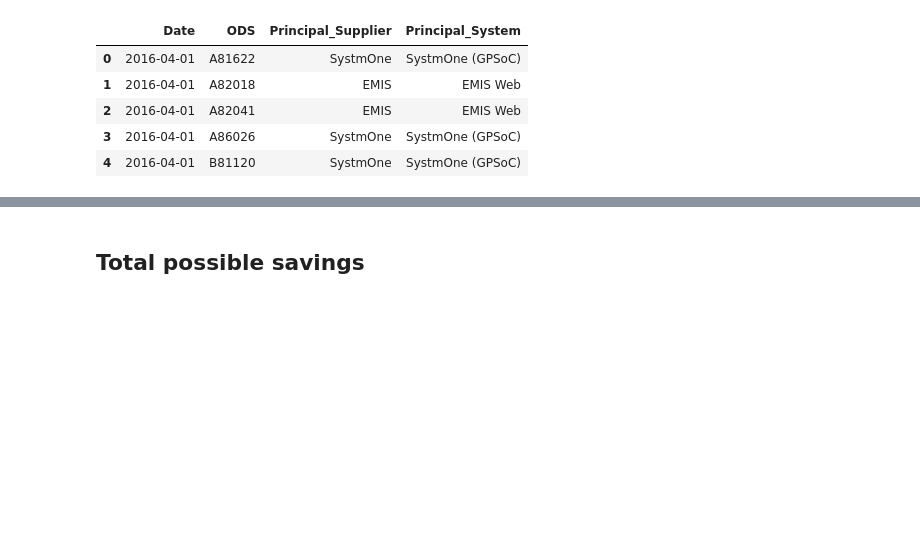
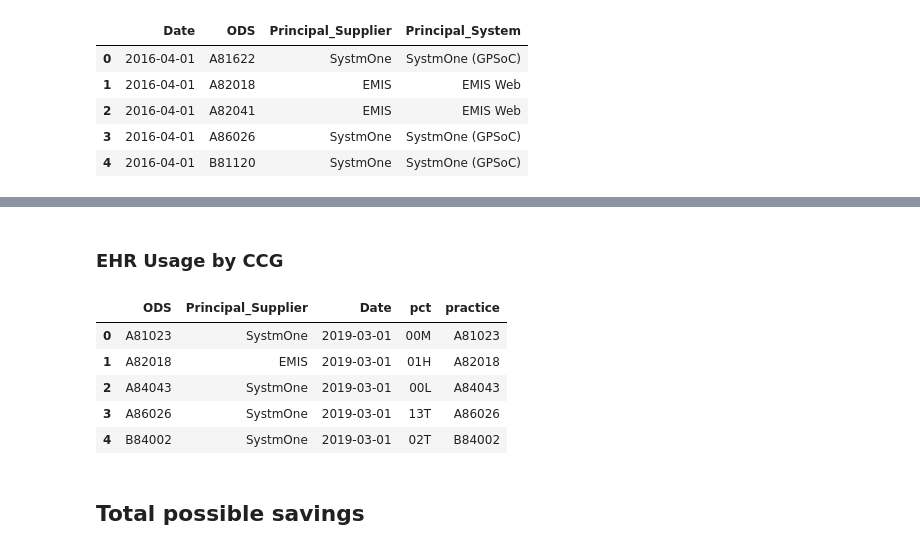
Before and after one commit to ebmdatalab/ghost_branded_generics_paper, a Jupyter notebook: Ghost Branded Generics.ipynb, the cells around one changed output, grey strips where cells are left out. Saved outputs shown, nothing was run; the diff lists cells and outputs as text; code cells hidden in the pictures; blank space fills up the shorter version.

```diff
--- a/Ghost Branded Generics.ipynb
+++ b/Ghost Branded Generics.ipynb
@@ -310,3 +310,15 @@ by_epr.head()
 | 2013-07-01 | -10055.73 | 785.86 | 61007.63 | 2142.51 | 203442934.51 | 5204418.73 | 134816177.08 | 26813963.72 |
 | 2013-08-01 | -3948.33 | 534.06 | 57048.07 | 979.68 | 195651805.43 | 5093040.22 | 130271807.21 | 25866000.03 |
 | 2013-09-01 | 9180.06 | 736.48 | 60155.03 | 885.89 | 190777930.29 | 4851201.65 | 125962964.12 | 25384134.39 |
+# %% [markdown]
+### EHR Usage by CCG
+# %%
+ehr_by_ccg = pd.merge(epr_march19, ghost_df[['pct', 'practice']].drop_duplicates(), left_on='ODS', right_on='practice', how='left')
+ehr_by_ccg.head(5)
+# %% [output]
+|  | ODS | Principal_Supplier | Date | pct | practice |
+| 0 | A81023 | SystmOne | 2019-03-01 | 00M | A81023 |
+| 1 | A82018 | EMIS | 2019-03-01 | 01H | A82018 |
+| 2 | A84043 | SystmOne | 2019-03-01 | 00L | A84043 |
+| 3 | A86026 | SystmOne | 2019-03-01 | 13T | A86026 |
+| 4 | B84002 | SystmOne | 2019-03-01 | 02T | B84002 |
```
Also changed, not shown: parts of 3 cells of this notebook, 1 other file.
